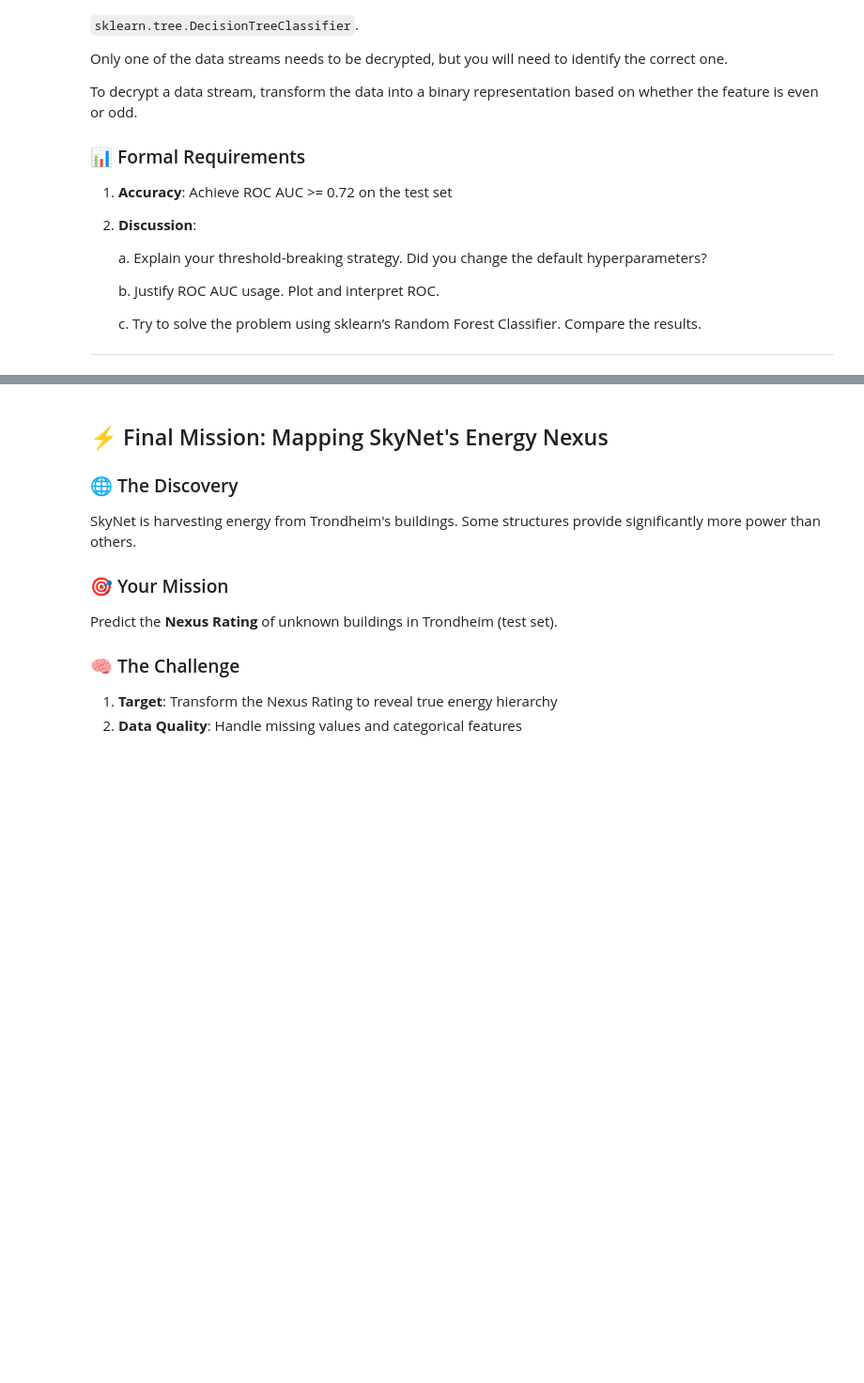
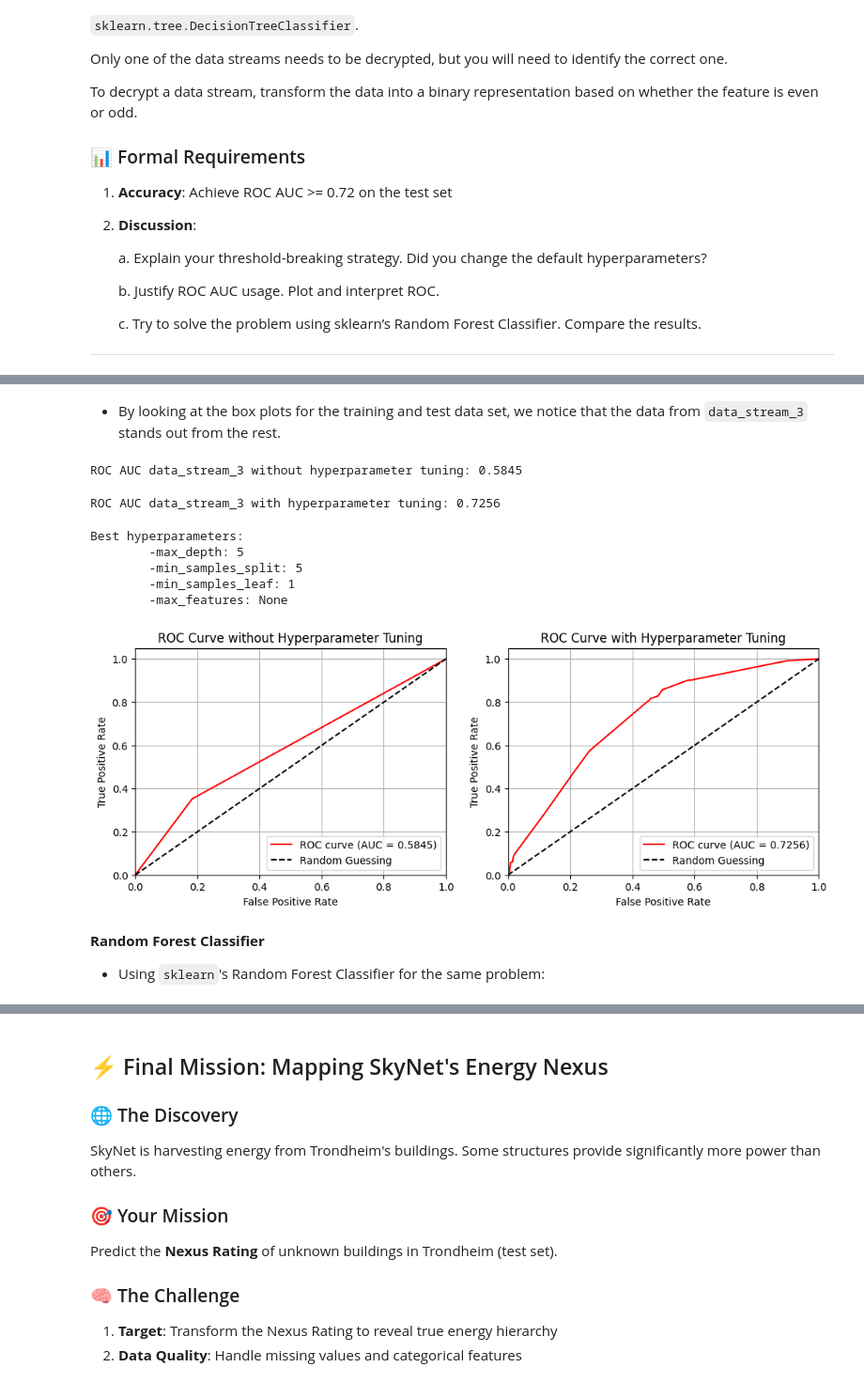
Before and after one commit to vehoug/TDT4172, a Jupyter notebook: Assignment1/Chapter_1.ipynb, the cells around one changed output, grey strips where cells are left out. Shown: that part at 94% size. Cells and saved outputs as stored; diff of their text form; code cells hidden in the pictures; blank space fills up the shorter version.

```diff
--- a/Assignment1/Chapter_1.ipynb
+++ b/Assignment1/Chapter_1.ipynb
@@ -323,0 +336,2 @@ test = pd.read_csv('mission3_test.csv')
+# %% [markdown]
+- By looking at the box plots for the training and test data set, we notice that the data from `data_stream_3` stands out from the rest.
@@ -323,0 +352,73 @@ test = pd.read_csv('mission3_test.csv')
+# %%
+from sklearn.tree import DecisionTreeClassifier
+from sklearn.metrics import roc_auc_score, roc_curve
+
+dt_clf = DecisionTreeClassifier()
+dt_clf.fit(X_train, y_train)
+y_pred_proba = dt_clf.predict_proba(X_test)[:, 1]
+roc_auc = roc_auc_score(y_test, y_pred_proba)
+print(f"ROC AUC data_stream_3 without hyperparameter tuning: {roc_auc:.4f}")
+# %% [output]
+ROC AUC data_stream_3 without hyperparameter tuning: 0.5845
+# %%
+from sklearn.model_selection import GridSearchCV
+
+param_grid = {
+    'max_depth': [2, 3, 5, 7, 10, None],
+    'min_samples_split': [2, 5, 7, 10, 15, 20],
+    'min_samples_leaf': [1, 2, 4, 6, 8, 10],
+    'max_features': [None, 'sqrt', 'log2']
+}
+
+grid_search = GridSearchCV(estimator=DecisionTreeClassifier(),
+                           param_grid=param_grid,
+                           scoring='roc_auc',
+                           cv=5, n_jobs=-1
+)
+
+grid_search.fit(X_train, y_train)
+best_dt_clf = grid_search.best_estimator_
+
+y_pred_proba_tuned = best_dt_clf.predict_proba(X_test)[:, 1]
+roc_auc_tuned = roc_auc_score(y_test, y_pred_proba_tuned)
+
+print(f"ROC AUC data_stream_3 with hyperparameter tuning: {roc_auc_tuned:.4f}")
+# %% [output]
+ROC AUC data_stream_3 with hyperparameter tuning: 0.7256
+# %%
+print(f"Best hyperparameters:\n\t-max_depth: {best_dt_clf.max_depth}\n\t-min_samples_split: {best_dt_clf.min_samples_split}\n\t-min_samples_leaf: {best_dt_clf.min_samples_leaf}\n\t-max_features: {best_dt_clf.max_features}")
+# %% [output]
+Best hyperparameters:
+        -max_depth: 5
+        -min_samples_split: 5
+        -min_samples_leaf: 1
+        -max_features: None
+# %%
+fig, axs = plt.subplots(1, 2, figsize=(12, 4))
+
+fpr, tpr, thresholds = roc_curve(y_test, y_pred_proba)
+axs[0].plot(fpr, tpr, color='red', label=f'ROC curve (AUC = {roc_auc:.4f})')
+axs[0].plot([0, 1], [0, 1], color='black', linestyle='--', label='Random Guessing')
+axs[0].set_xlim([0.0, 1.0])
+axs[0].set_ylim([0.0, 1.05])
+axs[0].set_xlabel('False Positive Rate')
+axs[0].set_ylabel('True Positive Rate')
+axs[0].set_title('ROC Curve without Hyperparameter Tuning')
+axs[0].legend(loc='lower right')
+axs[0].grid(True)
+
+fpr_tuned, tpr_tuned, thresholds_tuned = roc_curve(y_test, y_pred_proba_tuned)
+axs[1].plot(fpr_tuned, tpr_tuned, color='red', label=f'ROC curve (AUC = {roc_auc_tuned:.4f})')
+axs[1].plot([0, 1], [0, 1], color='black', linestyle='--', label='Random Guessing')
+axs[1].set_xlim([0.0, 1.0])
+axs[1].set_ylim([0.0, 1.05])
+axs[1].set_xlabel('False Positive Rate')
+axs[1].set_ylabel('True Positive Rate')
+axs[1].set_title('ROC Curve with Hyperparameter Tuning')
+axs[1].legend(loc='lower right')
+axs[1].grid(True)
+# %% [output]
+[figure, added]
+# %% [markdown]
+**Random Forest Classifier**
+- Using `sklearn`'s Random Forest Classifier for the same problem:
```
Also changed, not shown: parts of 7 cells of this notebook.
